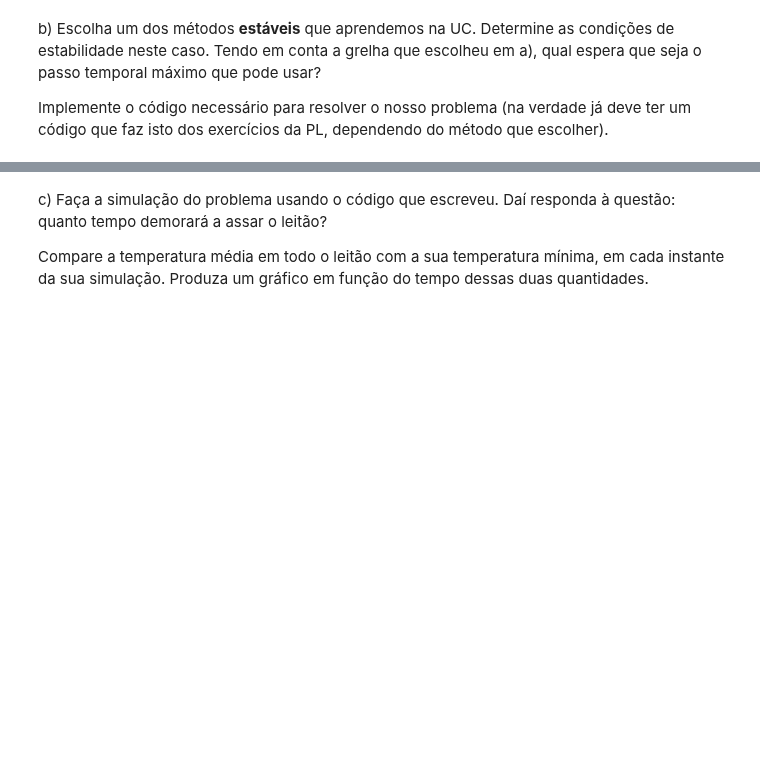
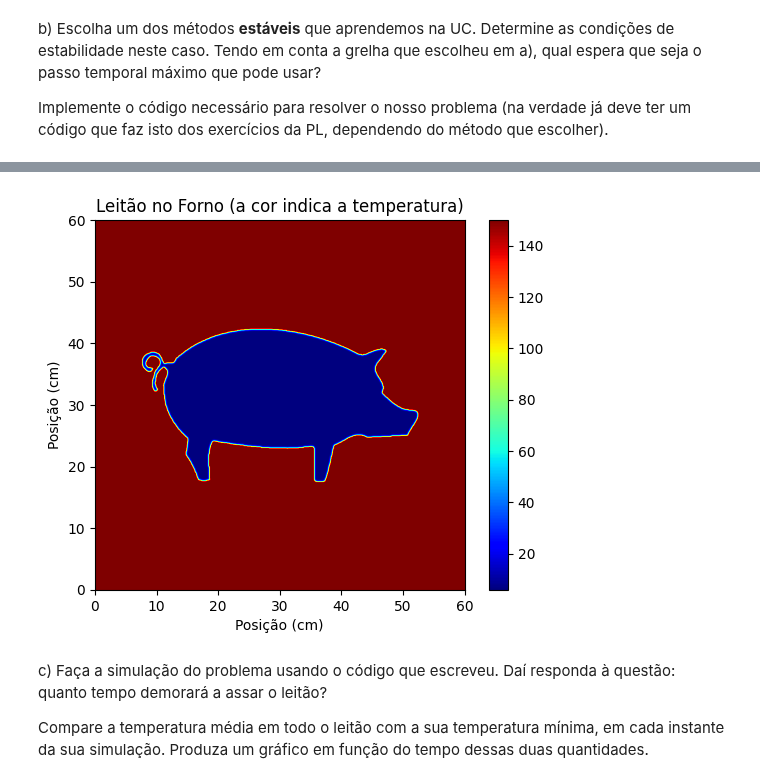
Before and after one commit to guilhermebaos/Aulas-Uni, a Jupyter notebook: Métodos-Computacionais/TPC2/TPC2.ipynb, the cells around one changed output, grey strips where cells are left out. Saved outputs shown, nothing was run; the diff lists cells and outputs as text; code cells hidden in the pictures; blank space fills up the shorter version.

Commit message:
[MCE] TPC2 - Forno fechado e o leitão a aquecer

```diff
--- a/Métodos-Computacionais/TPC2/TPC2.ipynb
+++ b/Métodos-Computacionais/TPC2/TPC2.ipynb
@@ -75,8 +75,8 @@ DYLEITAO = LEITAOY / (NYLEITAO - 1)
 ll = np.array(leitao)
 
 # Posicionamos o leitão de forma a que fique no centro do forno
-XI = (NX - NXLEITAO) // 2
-YI = (NY - NYLEITAO) // 2
+XI = (NX - NXLEITAO) // 2 * DX
+YI = (NY - NYLEITAO) // 2 * DY
 
 
 # Interpolar a imagem png para obter a resolução desejada
@@ -88,7 +88,7 @@ MULTX = DXLEITAO * NXLEITAO / XMAX
 MULTY = DYLEITAO * NYLEITAO / YMAX
 for i in range(XMAX):
     for j in range(YMAX):
-        coords += [(XI * DX + i * MULTX, YI * DY + j * MULTY)]
+        coords += [(XI + i * MULTX, YI + j * MULTY)]
 
 interpol = sp.interpolate.LinearNDInterpolator(coords, ll.flatten(order="F"), fill_value=0)
 
@@ -102,11 +102,12 @@ ll = interpol(mx, my)
 leitao = ll > 240
 
 # Aplicar as condições iniciais (que incluem as condições fronteira graças a máscara que criamos)
-ll[:, :] = 150
-ll[leitao] = 6
+forno = np.zeros_like(ll)
+forno[:, :] = 150
+forno[leitao] = 6
 
 # Ver a imagem
-plt.imshow(ll, extent=(0, FORNOX / 0.01, 0, FORNOY / 0.01), cmap="jet")
+plt.imshow(forno, extent=(0, FORNOX / 0.01, 0, FORNOY / 0.01), cmap="jet")
 plt.colorbar()
 plt.title("Leitão no Forno (a cor indica a temperatura)")
 plt.xlabel('Posição (cm)')
@@ -120,0 +175,50 @@ Implemente o código necessário para resolver o nosso problema (na verdade já
+# %%
+def calorFTCS(T: float, ci: np.ndarray, mask: np.ndarray, D: float, dx: float, dy: float, dt=None):
+    """
+        Evolui a equação do calor por um tempo `T` com o método FTCS com condições iniciais `ci` evoluindo apenas os pontos onde `mask == True`.
+
+        O coeficiente de difusão é `D` e o espaçamento entre pontos da grelha no espaço e no tempo é `dx`, `dy`.
+
+        Caso `dt` não seja especificado usa o maior passo para que o esquema seja estável.
+    """
+
+    # Copiar condições iniciais
+    now = np.copy(ci)
+    nex = np.zeros_like(now)
+
+    # Verificar estabilidade
+    if dt is None:
+        dt = 1 / (2 * D * (1/dx**2 + 1/dy**2)) * 0.99
+
+    # Calcular números de Fourier
+    Fx = D * dt / (dx**2)
+    Fy = D * dt / (dy**2)
+
+
+    # Evoluir no tempo
+    t = 0
+    while t < T:
+        for i, line in enumerate(now):
+            for j, value in enumerate(line):
+                if mask[i, j]:
+                    nex[i, j] = value + mask[i, j] * (Fx * (now[i + 1, j] + now[i - 1, j] - 2 * value) + Fy * (now[i, j + 1] + now[i, j - 1] - 2 * value))
+                else:
+                    nex[i, j] = value
+
+        t += dt
+        now = np.copy(nex)
+
+        print(t)
+
+    return now
+
+
+cozinhado = calorFTCS(10, forno, leitao, DIF, DX, DY)
+
+plt.imshow(cozinhado, extent=(0, FORNOX / 0.01, 0, FORNOY / 0.01), cmap="jet")
+plt.colorbar()
+plt.title("Leitão no Forno (a cor indica a temperatura)")
+plt.xlabel('Posição (cm)')
+plt.ylabel('Posição (cm)')
+plt.show()
+# %% [output]
@@ -121,3 +242,4 @@ Implemente o código necessário para resolver o nosso problema (na verdade já
+[figure, added]
 # %% [markdown]
 c) Faça a simulação do problema usando o código que escreveu. Daí responda à questão: quanto tempo demorará a assar o leitão?
 
```
Also changed, not shown: parts of 2 cells of this notebook.
